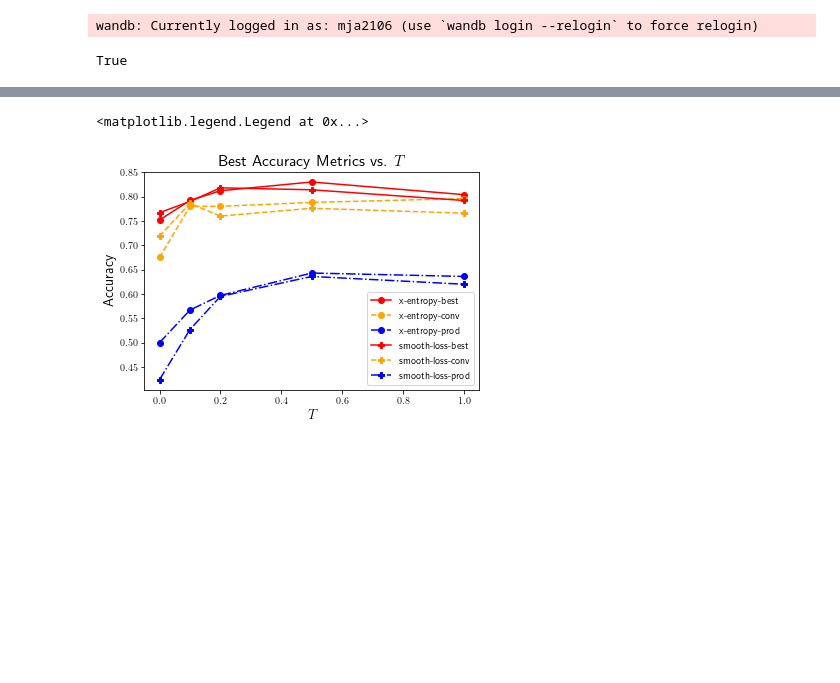
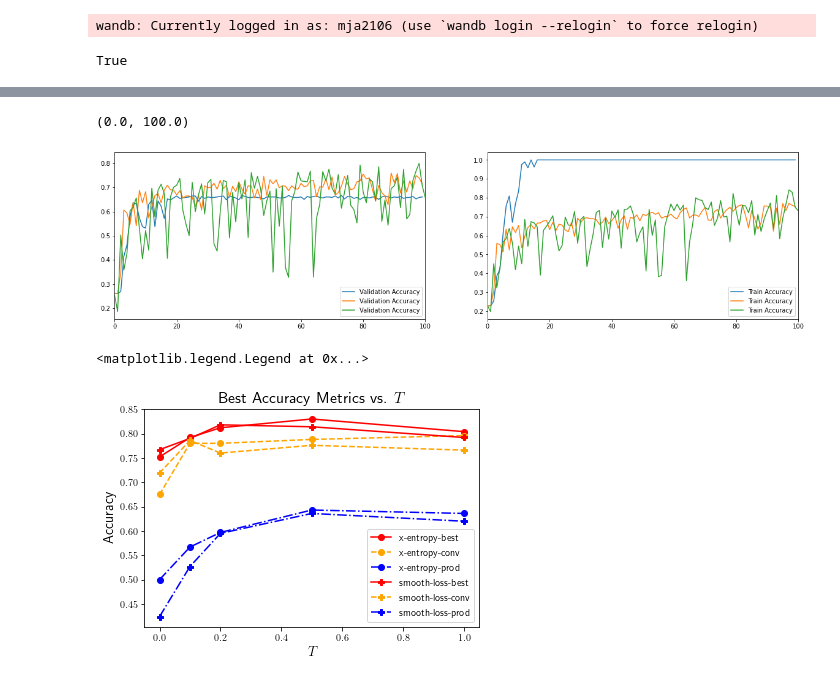
Before and after one commit to mataln/laser-trees, a Jupyter notebook: notebooks/tmp.ipynb, the cells around one changed output, grey strips where cells are left out. Drawn from its saved outputs; the diff is of its cells as text; code cells hidden in the pictures; blank space fills up the shorter version.

```diff
--- a/notebooks/tmp.ipynb
+++ b/notebooks/tmp.ipynb
@@ -39,9 +39,14 @@ def get_metrics_from_wandb(run_id):
     print(f"Best validation accuracy: {best_accuracy}")
     print(f"Converged accuracy: {converged_accuracy}")
 
-    min_prod_acc = run.history()[["PINNIG Accuracy", "PINPIN Accuracy", "QUEFAG Accuracy", "PINSYL Accuracy"]].min(axis=1)
-    best_min_prod_acc = min_prod_acc.max()
-    print(f"Best minimum producer accuracy: {best_min_prod_acc}")
+    acc_colnames = ["PINNIG Accuracy", "PINPIN Accuracy", "QUEFAG Accuracy", "PINSYL Accuracy", "QUEILE Accuracy"]
+
+    if all(x in run.history().columns for x in acc_colnames):
+        min_prod_acc = run.history()[["PINNIG Accuracy", "PINPIN Accuracy", "QUEFAG Accuracy", "PINSYL Accuracy", "QUEILE Accuracy"]].min(axis=1)
+        best_min_prod_acc = min_prod_acc.max()
+        print(f"Best minimum producer accuracy: {best_min_prod_acc}")
+    else:
+        print("Producer accuracies unavailable")
 
 
     return run
@@ -68,3 +119,19 @@ Best minimum producer accuracy: 0.5476190476190477
+# %%
+fig, ax = plt.subplots(1,2, figsize=(20,5))
+
+run_flat['n_0003'].history().plot(y="Validation Accuracy", ax=ax[0])
+run_flat['rtj_0001'].history().plot(y="Validation Accuracy", ax=ax[0])
+run_flat['rtj_0003'].history().plot(y="Validation Accuracy", ax=ax[0])
+
+run_flat['n_0003'].history().plot(y="Train Accuracy", ax=ax[1])
+run_flat['rtj_0001'].history().plot(y="Train Accuracy", ax=ax[1])
+run_flat['rtj_0003'].history().plot(y="Train Accuracy", ax=ax[1])
+
+ax[0].set_xlim((0,100))
+ax[1].set_xlim((0,100))
+# %% [output]
+(0.0, 100.0)
+[figure, added]
 # %%
 #Translation
 T = [0, 0.1, 0.2, 0.5, 1]
```
Also changed, not shown: parts of 5 cells of this notebook.
